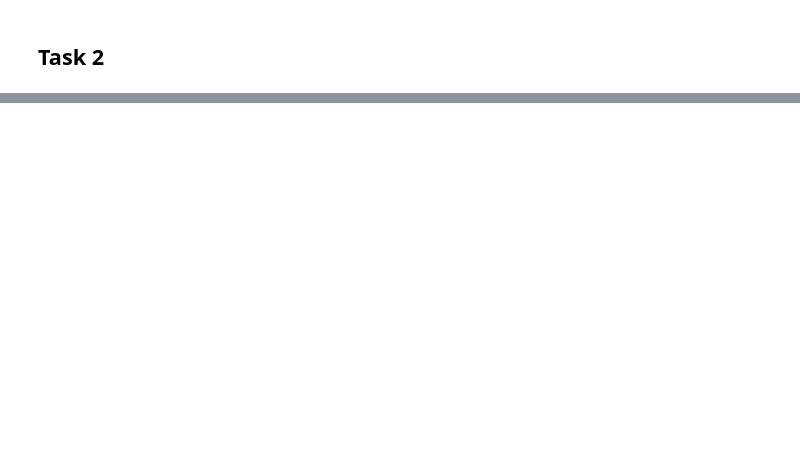
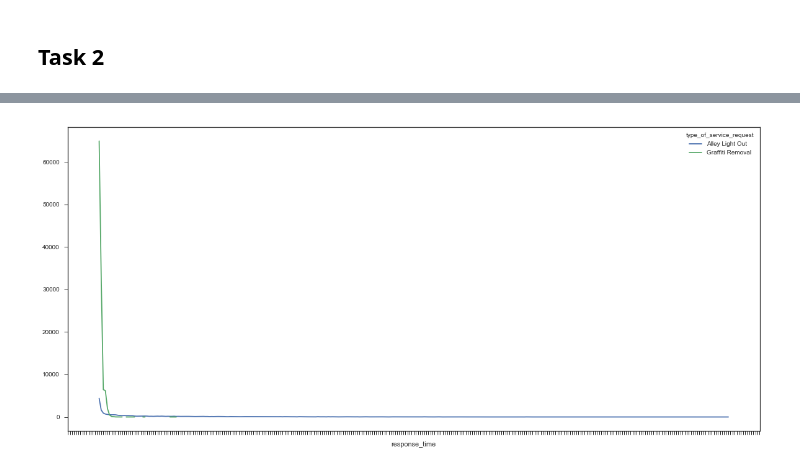
Before and after one commit to cherdeman/ML_for_Public_Policy, a Jupyter notebook: Assignment1/Herdeman - Assignment 1.ipynb, the cells around one changed output, grey strips where cells are left out. Saved outputs shown, nothing was run; the diff lists cells and outputs as text; code cells hidden in the pictures; blank space fills up the shorter version.

```diff
--- a/Assignment1/Herdeman - Assignment 1.ipynb
+++ b/Assignment1/Herdeman - Assignment 1.ipynb
@@ -177,0 +40,7 @@ for item in location_plt.get_xticklabels():
+# %%
+by_response_time = data_collection_311.summary_statistics(full_df, 'type_of_service_request', 'response_time')
+by_response_time
+plot = by_response_time.plot(figsize=(20,10))
+plot.xaxis.set_major_locator(ticker.MultipleLocator(1))
+# %% [output]
+[figure, added]
```
Also changed, not shown: parts of 22 cells of this notebook, 1 other file.
